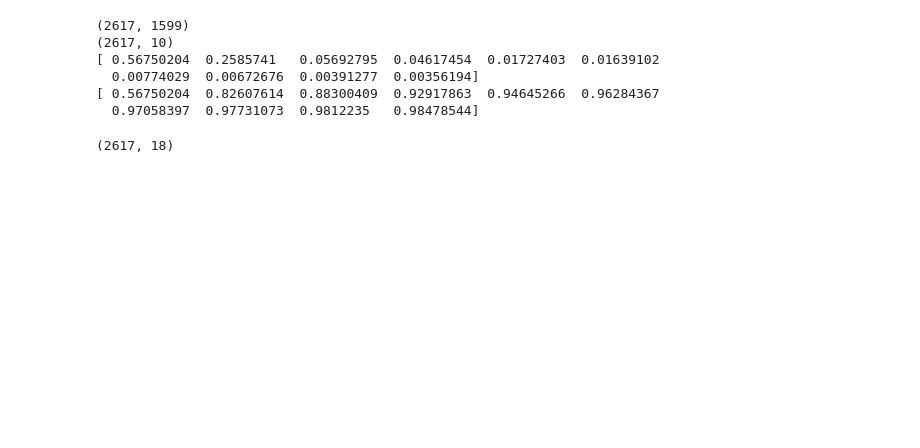
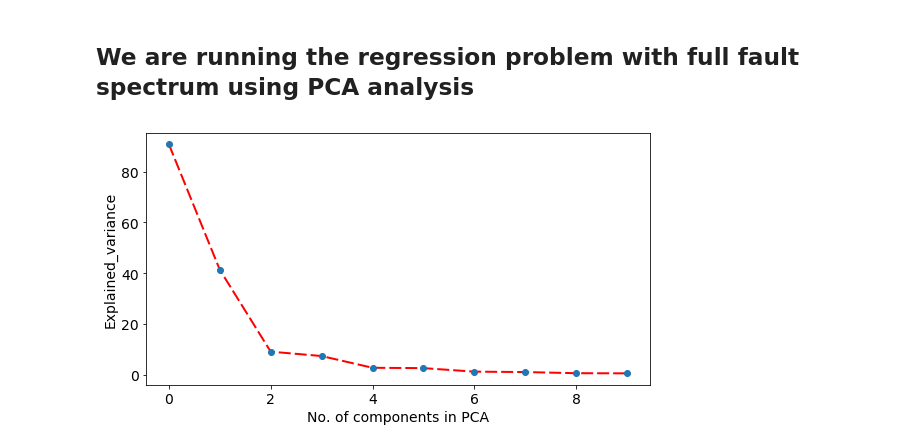
Before and after one commit to ksaslam/earthquake_Mag_by_Modeling_ML, a Jupyter notebook: regression_problem.ipynb, the cells around one changed output. Drawn from its saved outputs; the diff is of its cells as text; code cells hidden in the pictures; blank space fills up the shorter version.

Commit message:
Reggresion problem modified

```diff
--- a/regression_problem.ipynb
+++ b/regression_problem.ipynb
@@ -82,22 +111,2 @@ from sklearn.decomposition import PCA
-# %%
-my_model = PCA(10)  # project from data shape to 10 dimensions
-roughness_data= params[:,0:1599]
-print(roughness_data.shape)
-projected = my_model.fit_transform(roughness_data)
-#print(roughness_data.shape)
-print(projected.shape)
-print (my_model.explained_variance_ratio_)
-print (my_model.explained_variance_ratio_.cumsum())
-# %% [output]
-(2617, 1599)
-(2617, 10)
-[ 0.56750204  0.2585741   0.05692795  0.04617454  0.01727403  0.01639102
-  0.00774029  0.00672676  0.00391277  0.00356194]
-[ 0.56750204  0.82607614  0.88300409  0.92917863  0.94645266  0.96284367
-  0.97058397  0.97731073  0.9812235   0.98478544]
-# %%
-params_other_than_rougness= params[:,1599::]
-params_all_with_pca= np.concatenate((projected, params_other_than_rougness), axis=1)
-print (params_all_with_pca.shape)
-# %% [output]
-(2617, 18)
+# %% [markdown]
+## We are running the regression problem with full fault spectrum using PCA analysis
@@ -103,0 +122,24 @@ print (params_all_with_pca.shape)
+# %%
+from sklearn.decomposition import PCA
+
+# get PCA values of parameters that are related to fault geometry
+my_model = PCA(10)  # project from data.shape to 10 dimensions
+roughness_data= params[:,0:1599]
+projected = my_model.fit_transform(roughness_data)
+plt.figure(1, figsize=(10, 5))
+plt.rcParams.update({'font.size': 14})
+plt.clf()
+plt.axes([.2, .2, .7, .7])
+plt.plot(my_model.explained_variance_/10.0, linewidth=2, dashes=[6, 2], color='red')
+plt.plot(my_model.explained_variance_/10.0, 'o')
+plt.axis('tight')
+plt.xlabel('No. of components in PCA')
+plt.ylabel('Explained_variance')
+plt.show()
+
+
+# collect all the parameters that are not related to the fault geometry
+params_other_than_rougness= params[:,1599::]
+params_all_with_pca= np.concatenate((projected, params_other_than_rougness), axis=1)
+# %% [output]
+[figure, added]
```
Also changed, not shown: parts of 26 cells of this notebook.
